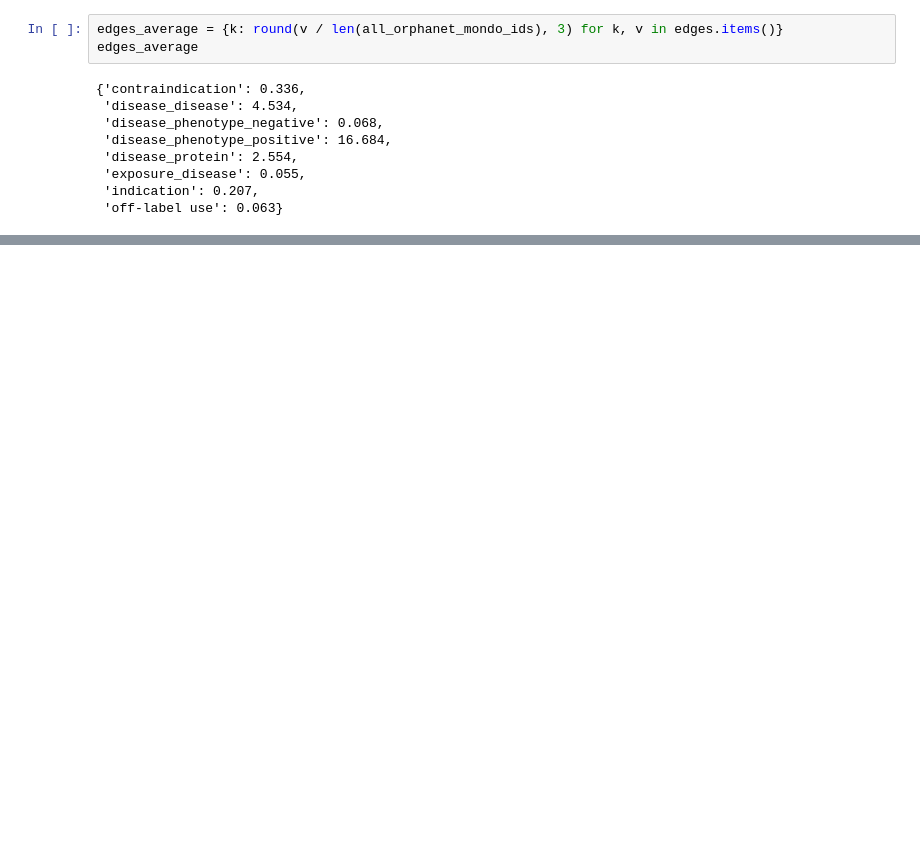
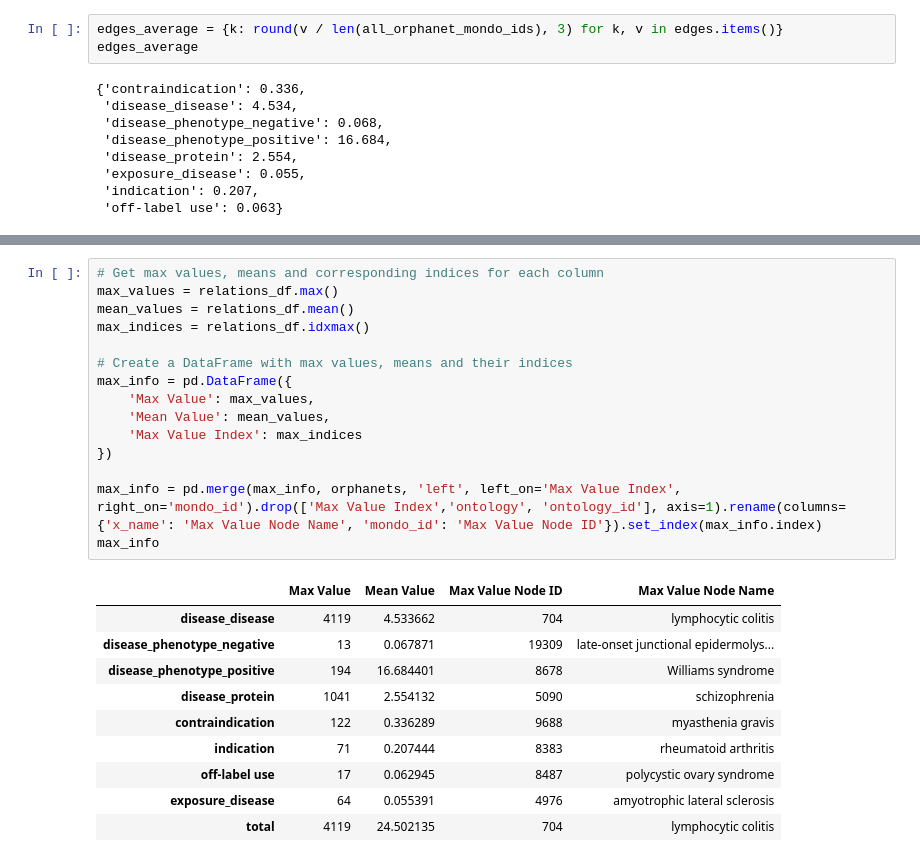
Before and after one commit to CPU-DS/kg4rd, a Jupyter notebook: src/primekg/overview/orphanet.ipynb, the cells around one changed output, grey strips where cells are left out. Cells and saved outputs as stored; diff of their text form; blank space fills up the shorter version.

```diff
--- a/src/primekg/overview/orphanet.ipynb
+++ b/src/primekg/overview/orphanet.ipynb
@@ -190,0 +200,26 @@ off-label use mean_value: 0.06294471811713191
+# %%
+# Get max values, means and corresponding indices for each column
+max_values = relations_df.max()
+mean_values = relations_df.mean()
+max_indices = relations_df.idxmax()
+
+# Create a DataFrame with max values, means and their indices
+max_info = pd.DataFrame({
+    'Max Value': max_values,
+    'Mean Value': mean_values,
+    'Max Value Index': max_indices
+})
+
+max_info = pd.merge(max_info, orphanets, 'left', left_on='Max Value Index', right_on='mondo_id').drop(['Max Value Index','ontology', 'ontology_id'], axis=1).rename(columns={'x_name': 'Max Value Node Name', 'mondo_id': 'Max Value Node ID'}).set_index(max_info.index)
+max_info
+# %% [output]
+|  | Max Value | Mean Value | Max Value Node ID | Max Value Node Name |
+| disease_disease | 4119 | 4.533662 | 704 | lymphocytic colitis |
+| disease_phenotype_negative | 13 | 0.067871 | 19309 | late-onset junctional epidermolys... |
+| disease_phenotype_positive | 194 | 16.684401 | 8678 | Williams syndrome |
+| disease_protein | 1041 | 2.554132 | 5090 | schizophrenia |
+| contraindication | 122 | 0.336289 | 9688 | myasthenia gravis |
+| indication | 71 | 0.207444 | 8383 | rheumatoid arthritis |
+| off-label use | 17 | 0.062945 | 8487 | polycystic ovary syndrome |
+| exposure_disease | 64 | 0.055391 | 4976 | amyotrophic lateral sclerosis |
+| total | 4119 | 24.502135 | 704 | lymphocytic colitis |
```
Also changed, not shown: parts of 9 cells of this notebook, 18 other files.
